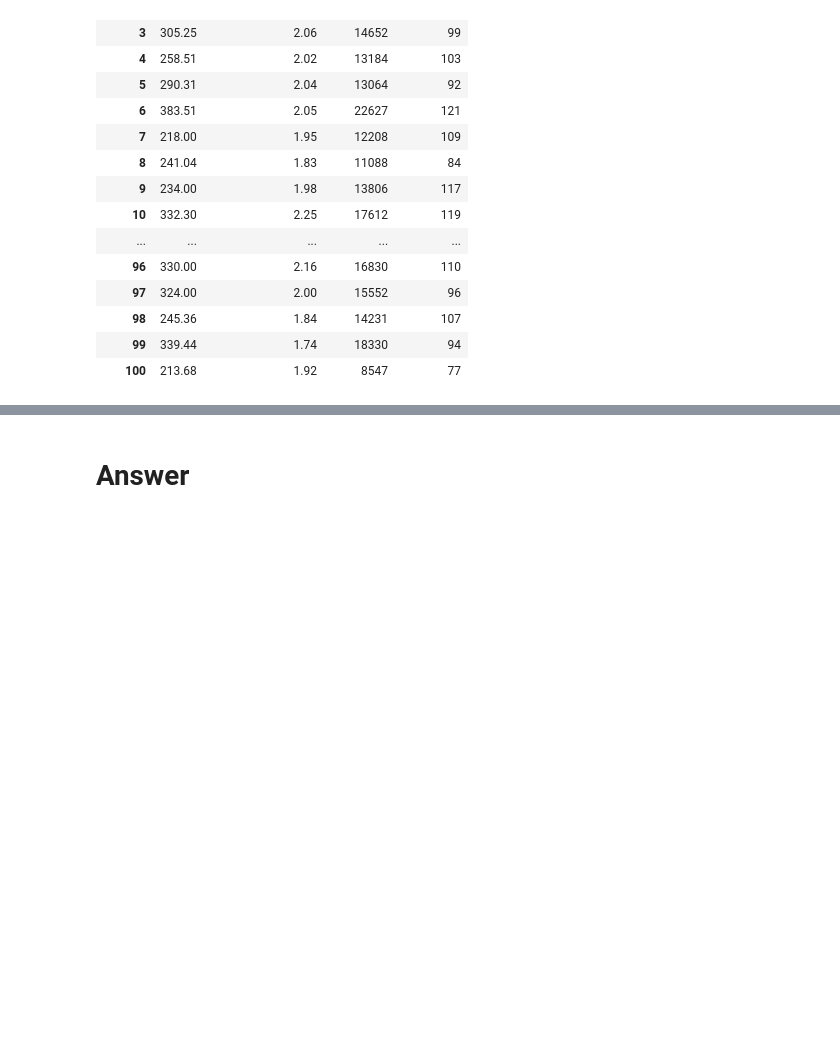
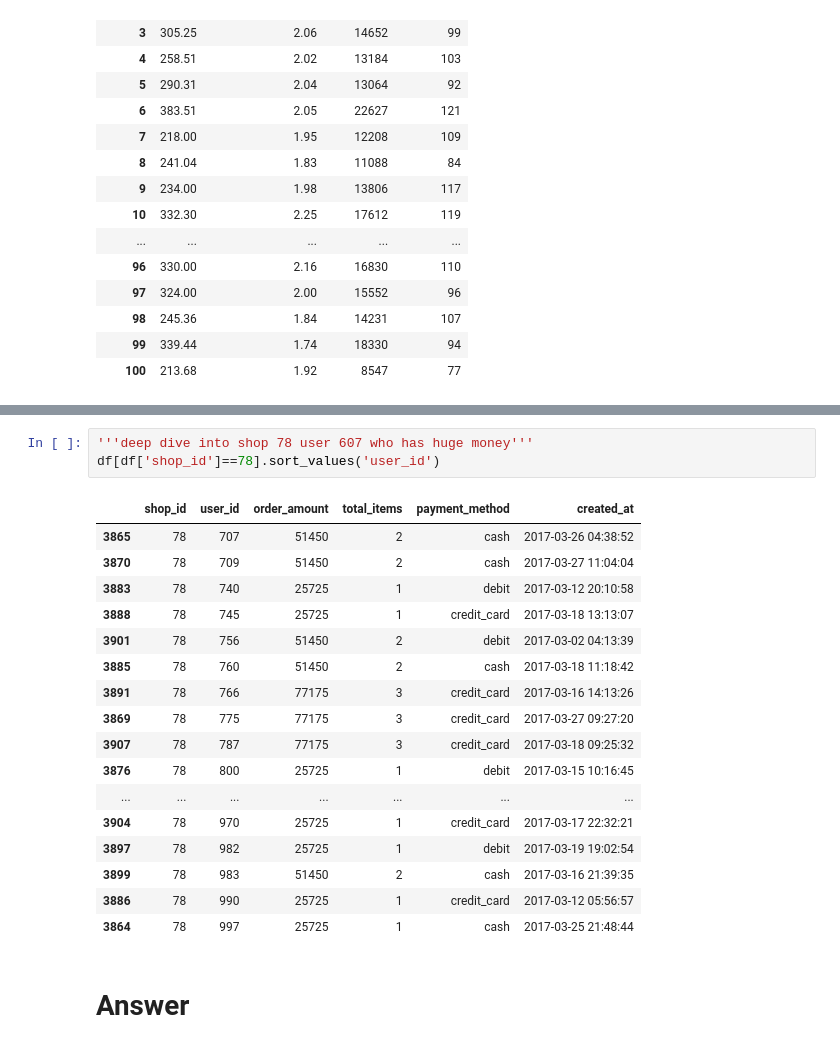
Before and after one commit to ericyeonpark/shopify_exploratory_data_analysis, a Jupyter notebook: data_analysis.ipynb, the cells around one changed output, grey strips where cells are left out. Saved outputs shown, nothing was run; the diff lists cells and outputs as text; blank space fills up the shorter version.

```diff
--- a/data_analysis.ipynb
+++ b/data_analysis.ipynb
@@ -364,3 +366,24 @@ df.head(100)
+# %%
+'''deep dive into shop 78 user 607 who has huge money'''
+df[df['shop_id']==78].sort_values('user_id')
+# %% [output]
+|  | shop_id | user_id | order_amount | total_items | payment_method | created_at |
+| 3865 | 78 | 707 | 51450 | 2 | cash | 2017-03-26 04:38:52 |
+| 3870 | 78 | 709 | 51450 | 2 | cash | 2017-03-27 11:04:04 |
+| 3883 | 78 | 740 | 25725 | 1 | debit | 2017-03-12 20:10:58 |
+| 3888 | 78 | 745 | 25725 | 1 | credit_card | 2017-03-18 13:13:07 |
+| 3901 | 78 | 756 | 51450 | 2 | debit | 2017-03-02 04:13:39 |
+| 3885 | 78 | 760 | 51450 | 2 | cash | 2017-03-18 11:18:42 |
+| 3891 | 78 | 766 | 77175 | 3 | credit_card | 2017-03-16 14:13:26 |
+| 3869 | 78 | 775 | 77175 | 3 | credit_card | 2017-03-27 09:27:20 |
+| 3907 | 78 | 787 | 77175 | 3 | credit_card | 2017-03-18 09:25:32 |
+| 3876 | 78 | 800 | 25725 | 1 | debit | 2017-03-15 10:16:45 |
+| ... | ... | ... | ... | ... | ... | ... |
+| 3904 | 78 | 970 | 25725 | 1 | credit_card | 2017-03-17 22:32:21 |
+| 3897 | 78 | 982 | 25725 | 1 | debit | 2017-03-19 19:02:54 |
+| 3899 | 78 | 983 | 51450 | 2 | cash | 2017-03-16 21:39:35 |
+| 3886 | 78 | 990 | 25725 | 1 | credit_card | 2017-03-12 05:56:57 |
+| 3864 | 78 | 997 | 25725 | 1 | cash | 2017-03-25 21:48:44 |
 # %% [markdown]
 # Answer
 # %% [markdown]
```
Also changed, not shown: parts of 5 cells of this notebook.
